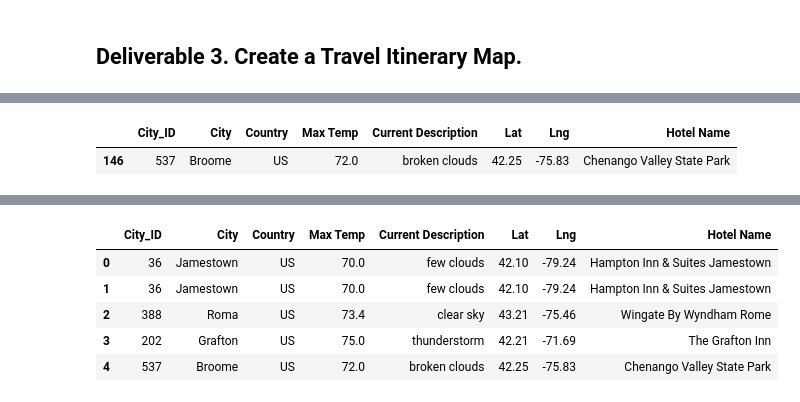
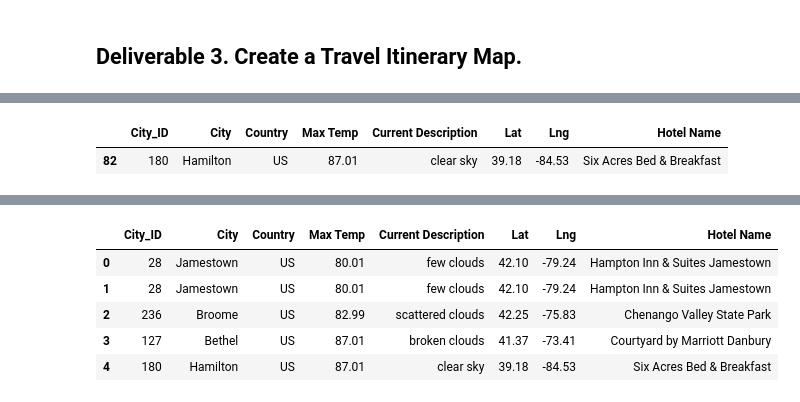
Before and after one commit to ajinderbains/World_Weather_Analysis, a Jupyter notebook: Vacation_Itinerary/Vacation_Itinerary.ipynb, the cells around one changed output, grey strips where cells are left out. Saved outputs shown, nothing was run; the diff lists cells and outputs as text; code cells hidden in the pictures.

```diff
--- a/Vacation_Itinerary/Vacation_Itinerary.ipynb
+++ b/Vacation_Itinerary/Vacation_Itinerary.ipynb
@@ -55,17 +55,17 @@ fig
 # %%
 # From the map above pick 4 cities and create a vacation itinerary route to travel between the four cities.
 # 5. Create DataFrames for each city by filtering the 'vacation_df' using the loc method.
 # Hint: The starting and ending city should be the same city.
 
 vacation_start = vacation_df.loc[vacation_df['City']=='Jamestown']
 vacation_end = vacation_df.loc[vacation_df['City']=='Jamestown']
-vacation_stop1 = vacation_df.loc[vacation_df['City']=='Roma']
-vacation_stop2 = vacation_df.loc[vacation_df['City']=='Grafton']
-vacation_stop3 = vacation_df.loc[vacation_df['City']=='Broome']
+vacation_stop1 = vacation_df.loc[vacation_df['City']=='Broome']
+vacation_stop2 = vacation_df.loc[vacation_df['City']=='Bethel']
+vacation_stop3 = vacation_df.loc[vacation_df['City']=='Hamilton']
 vacation_stop3
 # %% [output]
 |  | City_ID | City | Country | Max Temp | Current Description | Lat | Lng | Hotel Name |
-| 146 | 537 | Broome | US | 72.0 | broken clouds | 42.25 | -75.83 | Chenango Valley State Park |
+| 82 | 180 | Hamilton | US | 87.01 | clear sky | 39.18 | -84.53 | Six Acres Bed & Breakfast |
 # %%
 # 6. Get the latitude-longitude pairs as tuples from each city DataFrame using the to_numpy function and list indexing.
 start=(vacation_start.iloc[0]["Lat"],vacation_start.iloc[0]["Lng"])
@@ -92,11 +92,11 @@ itinerary_df = pd.concat([vacation_start,vacation_end,vacation_stop1,vacation_st
 itinerary_df
 # %% [output]
 |  | City_ID | City | Country | Max Temp | Current Description | Lat | Lng | Hotel Name |
-| 0 | 36 | Jamestown | US | 70.0 | few clouds | 42.10 | -79.24 | Hampton Inn & Suites Jamestown |
-| 1 | 36 | Jamestown | US | 70.0 | few clouds | 42.10 | -79.24 | Hampton Inn & Suites Jamestown |
-| 2 | 388 | Roma | US | 73.4 | clear sky | 43.21 | -75.46 | Wingate By Wyndham Rome |
-| 3 | 202 | Grafton | US | 75.0 | thunderstorm | 42.21 | -71.69 | The Grafton Inn |
-| 4 | 537 | Broome | US | 72.0 | broken clouds | 42.25 | -75.83 | Chenango Valley State Park |
+| 0 | 28 | Jamestown | US | 80.01 | few clouds | 42.10 | -79.24 | Hampton Inn & Suites Jamestown |
+| 1 | 28 | Jamestown | US | 80.01 | few clouds | 42.10 | -79.24 | Hampton Inn & Suites Jamestown |
+| 2 | 236 | Broome | US | 82.99 | scattered clouds | 42.25 | -75.83 | Chenango Valley State Park |
+| 3 | 127 | Bethel | US | 87.01 | broken clouds | 41.37 | -73.41 | Courtyard by Marriott Danbury |
+| 4 | 180 | Hamilton | US | 87.01 | clear sky | 39.18 | -84.53 | Six Acres Bed & Breakfast |
 # %%
 # 9 Using the template add city name, the country code, the weather description and maximum temperature for the city.
 info_box_template = """
```
Also changed, not shown: parts of 1 cell of this notebook, 5 other files.
